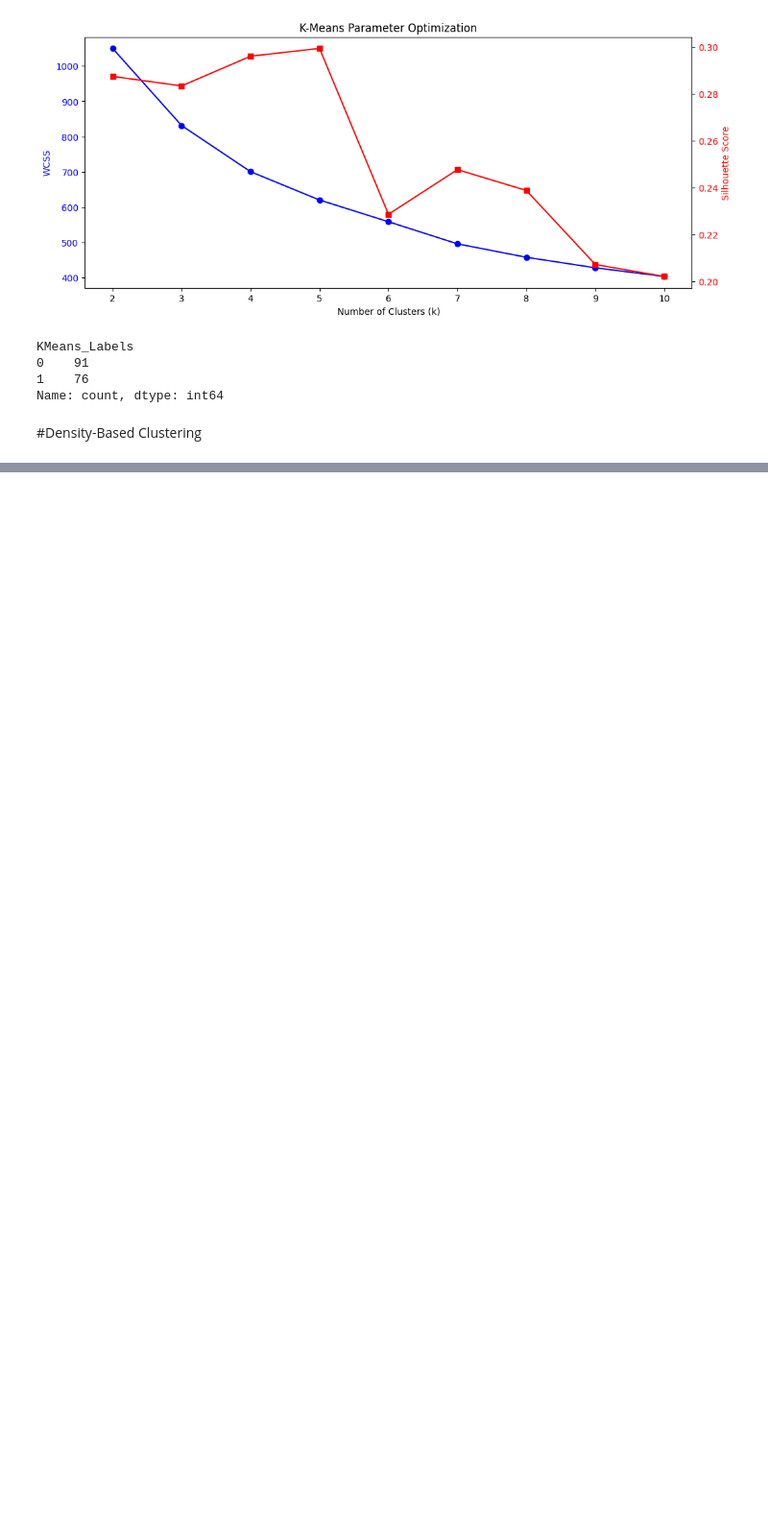
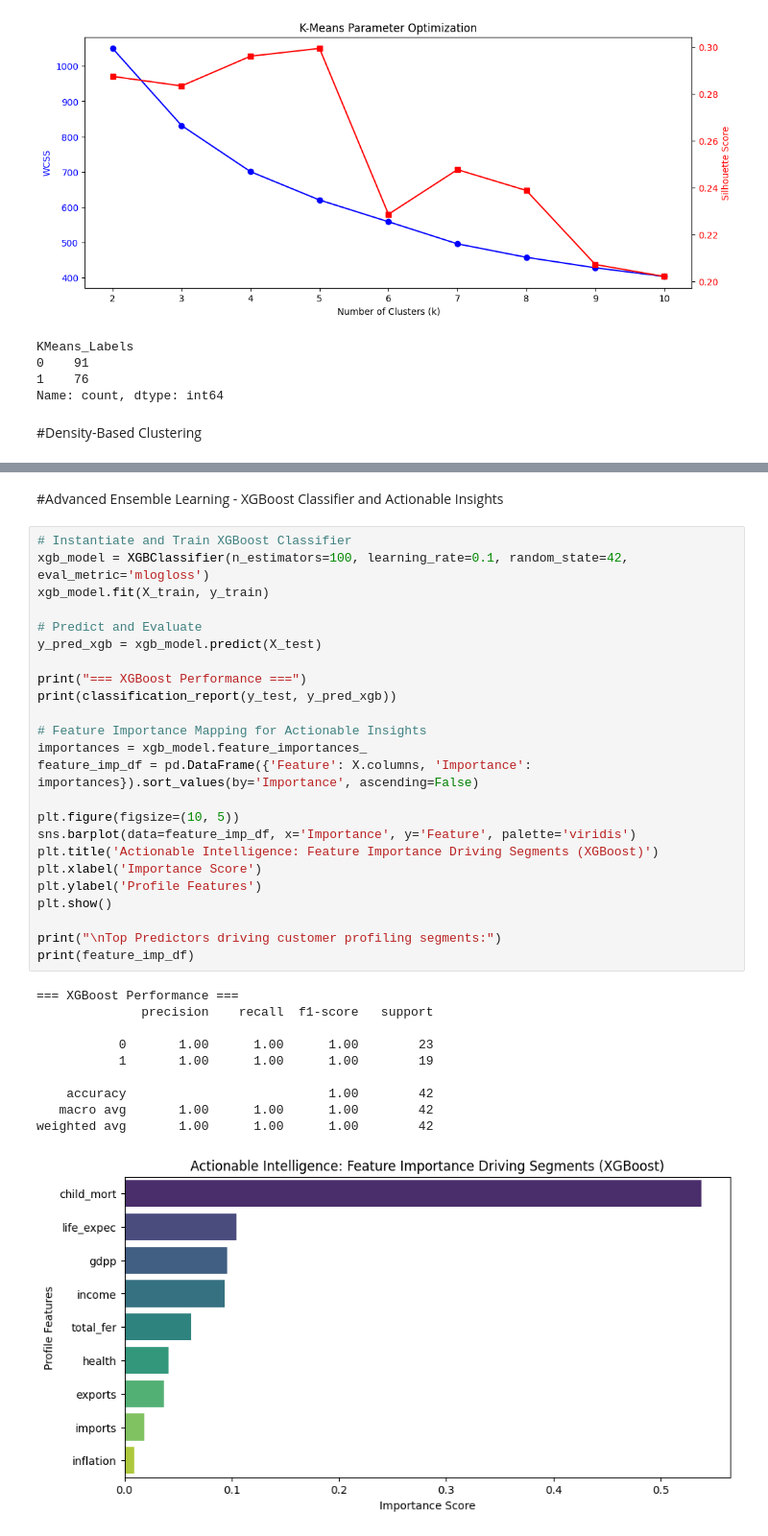
Before and after one commit to AnannyaMathewKJ/Anannya_Mathew, a Jupyter notebook: Week3_Anannya_Mathew.ipynb, the cells around one changed output, grey strips where cells are left out. Shown at 96% size. Saved outputs shown, nothing was run; the diff lists cells and outputs as text; blank space fills up the shorter version.

```diff
--- a/Week3_Anannya_Mathew.ipynb
+++ b/Week3_Anannya_Mathew.ipynb
@@ -183,0 +222,37 @@ Name: count, dtype: int64
+# %% [markdown]
+#Advanced Ensemble Learning - XGBoost Classifier and Actionable Insights
+# %%
+# Instantiate and Train XGBoost Classifier
+xgb_model = XGBClassifier(n_estimators=100, learning_rate=0.1, random_state=42, eval_metric='mlogloss')
+xgb_model.fit(X_train, y_train)
+
+# Predict and Evaluate
+y_pred_xgb = xgb_model.predict(X_test)
+
+print("=== XGBoost Performance ===")
+print(classification_report(y_test, y_pred_xgb))
+
+# Feature Importance Mapping for Actionable Insights
+importances = xgb_model.feature_importances_
+feature_imp_df = pd.DataFrame({'Feature': X.columns, 'Importance': importances}).sort_values(by='Importance', ascending=False)
+
+plt.figure(figsize=(10, 5))
+sns.barplot(data=feature_imp_df, x='Importance', y='Feature', palette='viridis')
+plt.title('Actionable Intelligence: Feature Importance Driving Segments (XGBoost)')
+plt.xlabel('Importance Score')
+plt.ylabel('Profile Features')
+plt.show()
+
+print("\nTop Predictors driving customer profiling segments:")
+print(feature_imp_df)
+# %% [output]
+=== XGBoost Performance ===
+              precision    recall  f1-score   support
+
+           0       1.00      1.00      1.00        23
+           1       1.00      1.00      1.00        19
+
+    accuracy                           1.00        42
+   macro avg       1.00      1.00      1.00        42
+weighted avg       1.00      1.00      1.00        42
+[figure, added]
```
Also changed, not shown: parts of 7 cells of this notebook.
